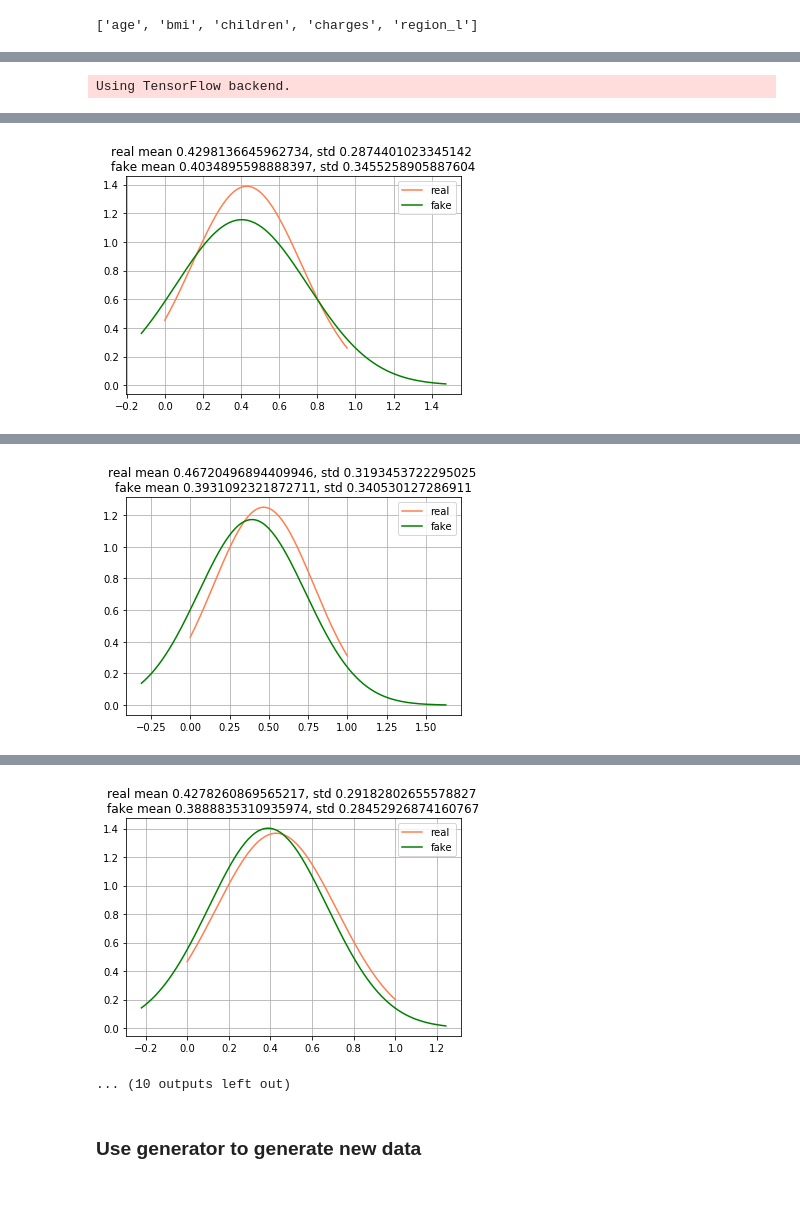
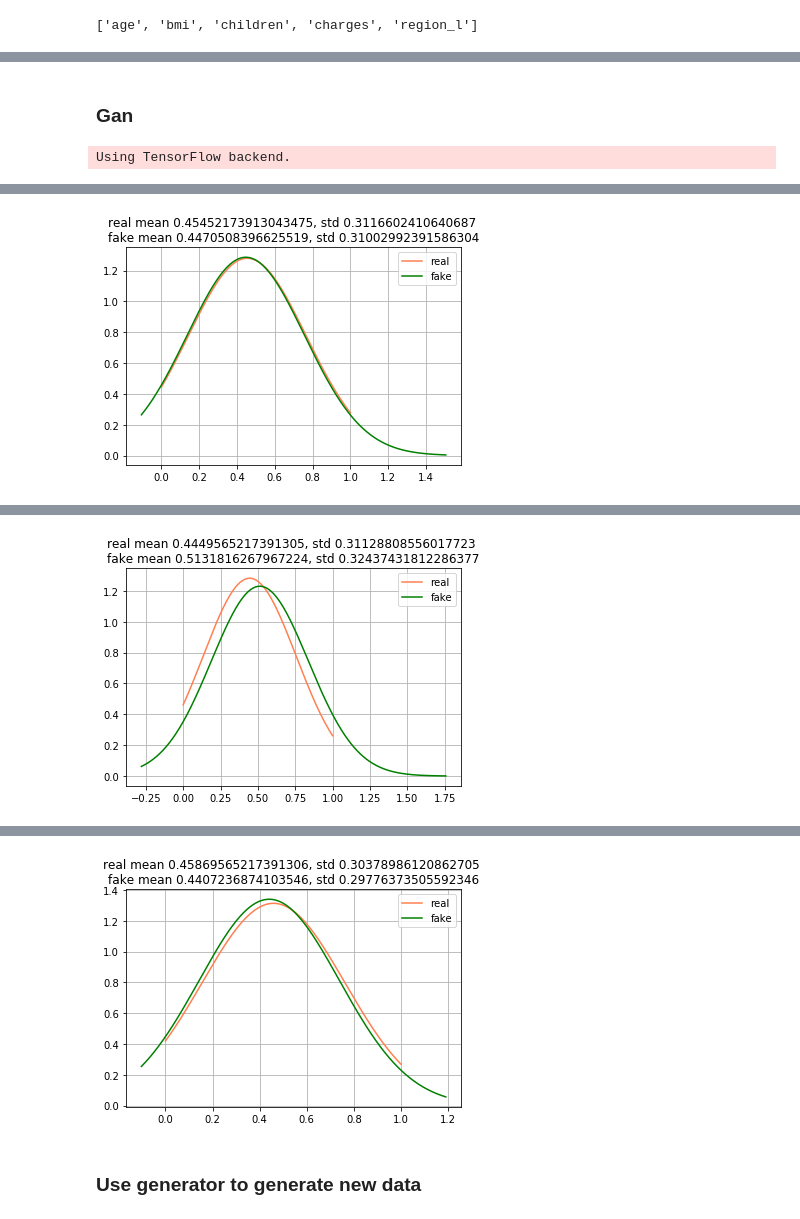
Before and after one commit to im-p/tabular-data-with-gan, a Jupyter notebook: gan_multivariate.ipynb, the cells around one changed output, grey strips where cells are left out. Saved outputs shown, nothing was run; the diff lists cells and outputs as text; code cells hidden in the pictures.

```diff
--- a/gan_multivariate.ipynb
+++ b/gan_multivariate.ipynb
@@ -76,3 +75,5 @@ data.iloc[np.random.randint(0, data.shape[0], 10)]
+# %% [markdown]
+### Gan
 # %%
 import matplotlib.pyplot as plt
 from keras.models import Sequential
@@ -80,29 +81,30 @@ from keras.layers import Dense, LeakyReLU
 import scipy.stats
 
 def normal_distribution(r, f):
-    r_x_min = r.min()
-    r_x_max = r.max()
-    f_x_min = f.min()
-    f_x_max = f.max()
+	r_x_min = r.min()
+	r_x_max = r.max()
+	f_x_min = f.min()
+	f_x_max = f.max()
 
-    r_mean = r.mean()
-    r_std = r.std()
-    f_mean = f.mean()
-    f_std = f.std()
+	r_mean = r.mean()
+	r_std = r.std()
+	f_mean = f.mean()
+	f_std = f.std()
 
-    r_x = np.linspace(r_x_min, r_x_max, len(r))
-    f_x = np.linspace(f_x_min, f_x_max, len(f))
+	r_x = np.linspace(r_x_min, r_x_max, len(r))
+	f_x = np.linspace(f_x_min, f_x_max, len(f))
+	r_x.sort()
+	f_x.sort()
+	r_y = scipy.stats.norm.pdf(r_x, r_mean, r_std)
+	f_y = scipy.stats.norm.pdf(f_x, f_mean, f_std)
 
-    r_y = scipy.stats.norm.pdf(r_x, r_mean, r_std)
-    f_y = scipy.stats.norm.pdf(f_x, f_mean, f_std)
-
-    plt.plot(r_x, r_y, color="coral", label = "real")
-    plt.plot(f_x, f_y, color="green", label = "fake")
-    title = title = f"real mean {r_mean}, std {r_std} \nfake mean {f_mean}, std {f_std}"
-    plt.title(title)
-    plt.legend()
-    plt.grid()
-    plt.show()
+	plt.plot(r_x, r_y, color="coral", label = "real")
+	plt.plot(f_x, f_y, color="green", label = "fake")
+	title = title = f"real mean {r_mean}, std {r_std} \nfake mean {f_mean}, std {f_std}"
+	plt.title(title)
+	plt.legend()
+	plt.grid()
+	plt.show()
 
 # define the standalone discriminator model
 def define_discriminator(n_inputs):
@@ -114,7 +116,7 @@ def define_discriminator(n_inputs):
 	model.add(Dense(16,  kernel_initializer='he_uniform'))
 	model.add(LeakyReLU(0.2))
 	model.add(Dense(8,  kernel_initializer='he_uniform'))
-	model.add(LeakyReLU(alpha=0.01))
+	model.add(LeakyReLU(0.2))
 	model.add(Dense(1, activation='sigmoid'))
 	# compile model
 	model.compile(loss='binary_crossentropy', optimizer='adam', metrics=['accuracy'])
@@ -123,8 +125,12 @@ def define_discriminator(n_inputs):
 # define the standalone generator model
 def define_generator(latent_dim, n_outputs):
 	model = Sequential()
-	model.add(Dense(15, activation="relu", kernel_initializer="he_uniform", input_dim=latent_dim))
-	model.add(LeakyReLU(alpha=0.01))
+	model.add(Dense(32, activation="relu", kernel_initializer="he_uniform", input_dim=latent_dim))
+	model.add(LeakyReLU(0.2))
+	model.add(Dense(16,  kernel_initializer='he_uniform'))
+	model.add(LeakyReLU(0.2))
+	model.add(Dense(8,  kernel_initializer='he_uniform'))
+	model.add(LeakyReLU(0.2))
 	model.add(Dense(n_outputs, activation="linear"))
 	return model
 
@@ -168,7 +174,7 @@ def generate_fake_samples(generator, latent_dim, n):
 	return X, y
 
 # train the generator and discriminator
-def train(g_model, d_model, gan_model, latent_dim, dataset, n_epochs=10000, n_batch=350, n_eval=1000):
+def train(g_model, d_model, gan_model, latent_dim, dataset, n_epochs=10000, n_batch=1000, n_eval=2000):
 	# determine half the size of one batch, for updating the discriminator
 	half_batch = int(n_batch / 2)
 	# manually enumerate epochs
@@ -191,10 +197,8 @@ def train(g_model, d_model, gan_model, latent_dim, dataset, n_epochs=10000, n_ba
 			normal_distribution(x_real[:,0], x_fake[:,0])
 
 
-
-
 # size of the latent space
-latent_dim = 10
+latent_dim = 5
 # create the discriminator
 discriminator = define_discriminator(data.shape[1])
 # create the generator
@@ -225,0 +232 @@ Gan loss:  1.5248085
+[figure, new version]
@@ -227 +234 @@ Gan loss:  1.1802373
-[figure, old version]
+[figure, new version]
@@ -229 +235,0 @@ Gan loss:  0.9816838
-[figure, old version]
@@ -231,5 +236,4 @@ Gan loss:  1.1917855
-[figure, old version]
+[figure, new version]
-... (10 outputs left out)
 # %% [markdown]
 ### Use generator to generate new data
 # %%
```
Also changed, not shown: parts of 13 cells of this notebook.
